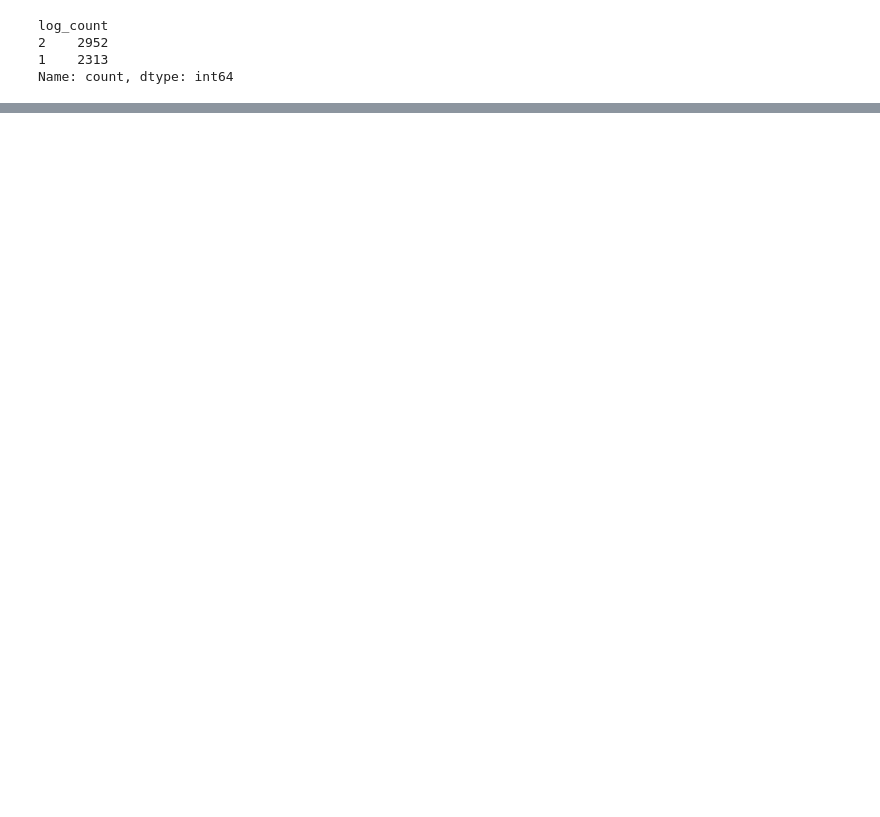
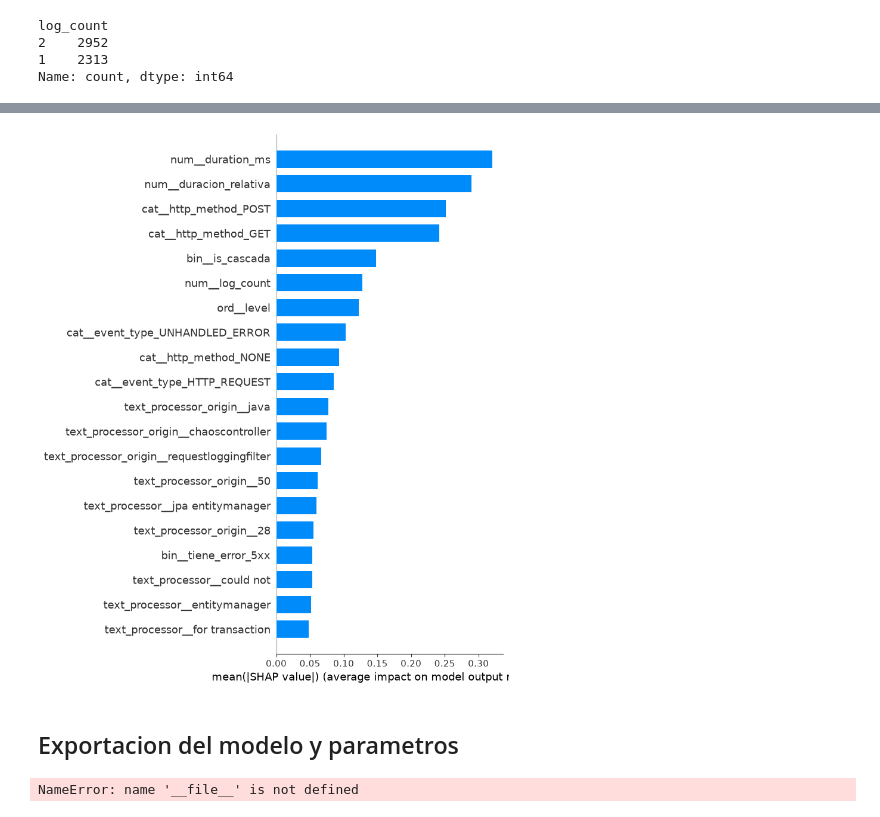
Before and after one commit to Faprin/Analizador-de-Causa-Ra-z-RCA-para-Sistemas-Distribuidos, a Jupyter notebook: ml-predictions/notebooks/02_Isolation_TF-IDF_First-Step.ipynb, the cells around one changed output, grey strips where cells are left out. Saved outputs shown, nothing was run; the diff lists cells and outputs as text; code cells hidden in the pictures; blank space fills up the shorter version.

```diff
--- a/ml-predictions/notebooks/02_Isolation_TF-IDF_First-Step.ipynb
+++ b/ml-predictions/notebooks/02_Isolation_TF-IDF_First-Step.ipynb
@@ -120,0 +283,41 @@ df_clear.head()
+# %%
+# cogemos el preprocesador y el modelo
+preproc_model=best_isolation_model.named_steps['preprocessor']
+model_if=best_isolation_model.named_steps['model']
+
+# cogemos el nombre de las colum y transofrmamos el test
+nombre_features=preproc_model.get_feature_names_out()
+X_test_transformado= preproc_model.transform(X_test)
+
+explainer=shap.TreeExplainer(model_if)
+shap_values=explainer.shap_values(X_test_transformado)
+plt.figure(figsize=(10,6))
+shap.summary_plot(shap_values, X_test_transformado, feature_names=nombre_features, plot_type="bar")
+# %% [output]
+[figure, added]
+# %% [markdown]
+## Exportacion del modelo y parametros
+# %%
+MODELOS_DIR = os.path.join(os.path.dirname(__file__), "../modelos")
+os.makedirs(MODELOS_DIR, exist_ok=True)
+
+joblib.dump(isolation_search.best_estimator_, f"{MODELOS_DIR}/01_isolation_forest.pkl")
+
+# Guarda también los metadatos del entrenamiento
+metadatos = {
+    "best_params":    isolation_search.best_params_,
+    "best_score":     isolation_search.best_score_,
+    "features":       list(X_train.columns),
+    "fecha_entreno":  pd.Timestamp.now().isoformat(),
+    "n_train":        len(X_train),
+    "n_test":         len(X_test),
+    "contaminacion":  isolation_search.best_params_.get("model__contamination")
+}
+
+
+with open(f"{MODELOS_DIR}/metadatos.json", "w") as f:
+    json.dump(metadatos, f, indent=2)
+
+print("Modelo exportado correctamente")
+# %% [output]
+NameError: name '__file__' is not defined
```
Also changed, not shown: parts of 18 cells of this notebook, 1 other file.
